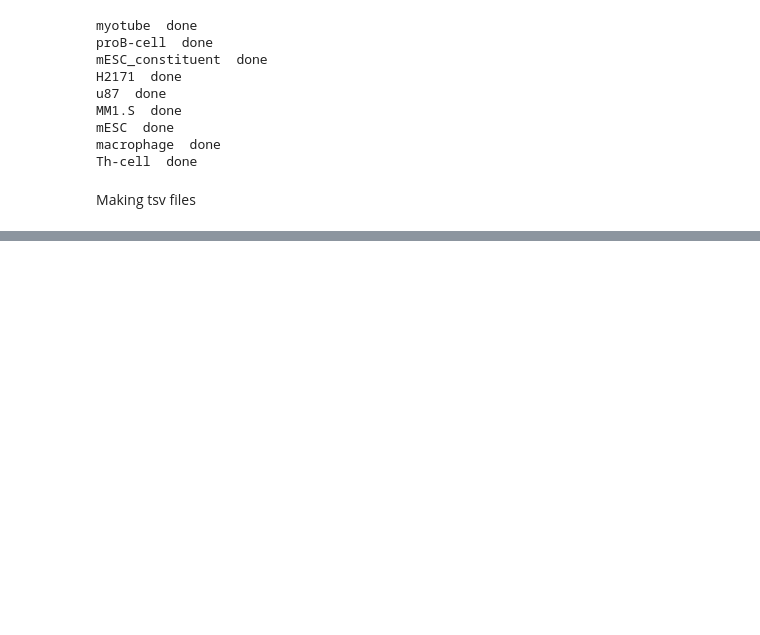
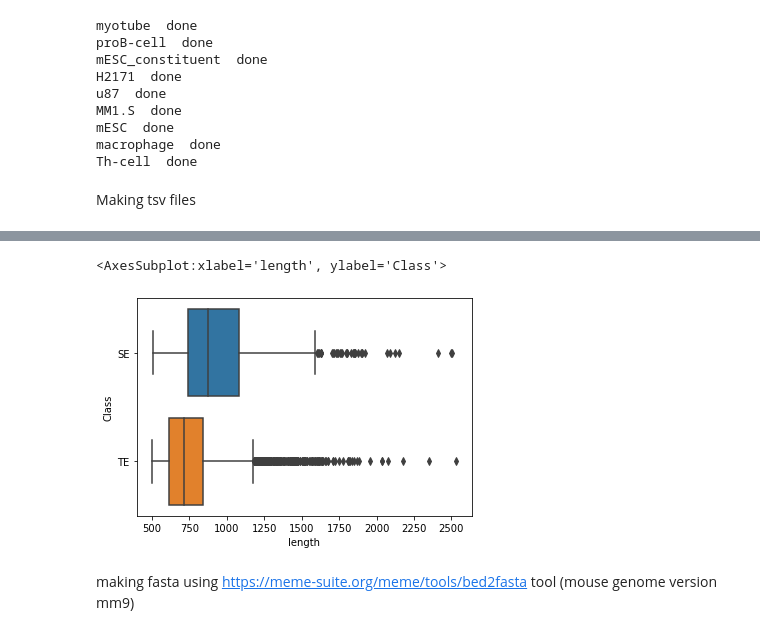
Before and after one commit to Kravchuk-Ekaterina/SE_annotation, a Jupyter notebook: data/data_convertation.ipynb, the cells around one changed output, grey strips where cells are left out. Saved outputs shown, nothing was run; the diff lists cells and outputs as text; code cells hidden in the pictures; blank space fills up the shorter version.

```diff
--- a/data/data_convertation.ipynb
+++ b/data/data_convertation.ipynb
@@ -297,0 +369,2 @@ for name in table_names:
+# %%
+improse_data = improse_data[improse_data['length']>=500]
@@ -297,0 +378,5 @@ for name in table_names:
+# %%
+sns.boxplot(data=improse_data, x="length", y="Class")
+# %% [output]
+<AxesSubplot:xlabel='length', ylabel='Class'>
+[figure, added]
@@ -297,0 +388,2 @@ for name in table_names:
+# %% [markdown]
+making fasta using https://meme-suite.org/meme/tools/bed2fasta tool (mouse genome version mm9)
```
Also changed, not shown: parts of 15 cells of this notebook, 4 other files.
